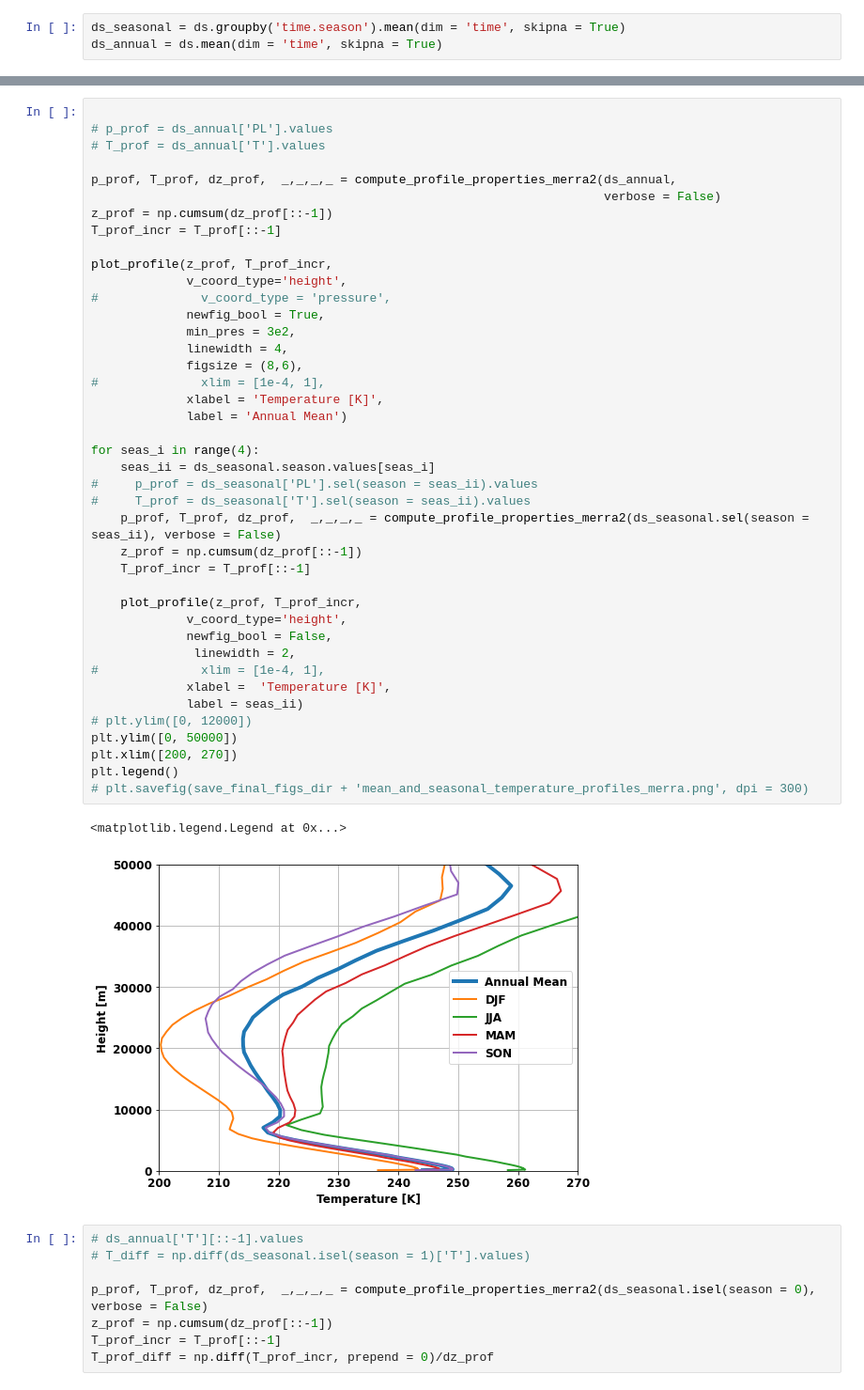
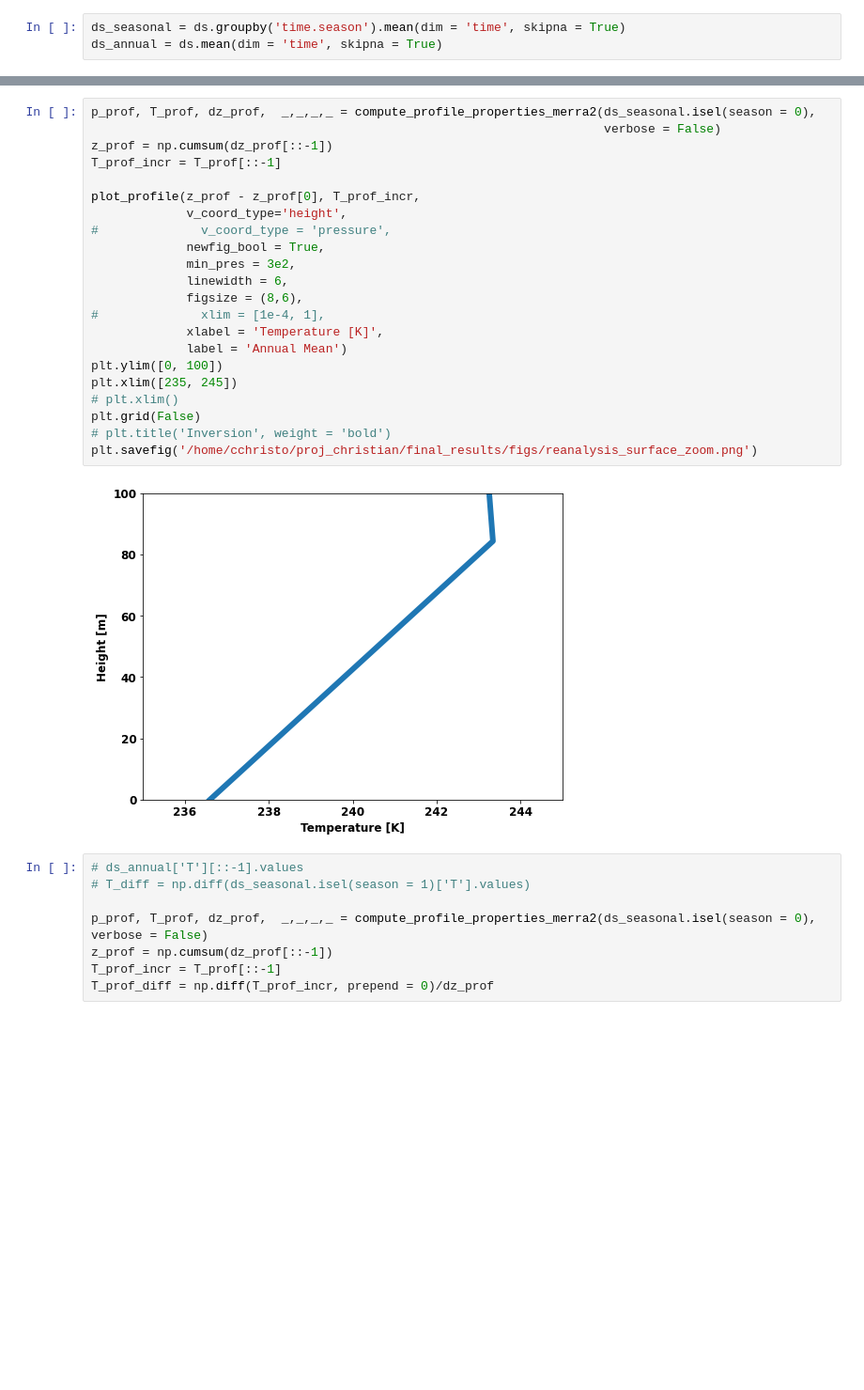
Before and after one commit to costachris/arctic_surface_forcing, a Jupyter notebook: rad_transfer_python/profile_analysis.ipynb, the cells around one changed output, grey strips where cells are left out. Shown: that part at 94% size. Saved outputs shown, nothing was run; the diff lists cells and outputs as text; blank space fills up the shorter version.

```diff
--- a/rad_transfer_python/profile_analysis.ipynb
+++ b/rad_transfer_python/profile_analysis.ipynb
@@ -45,47 +193,27 @@ ds.isel(time = 0)['T'].plot()
 # %%
-
-# p_prof = ds_annual['PL'].values
-# T_prof = ds_annual['T'].values
-
-p_prof, T_prof, dz_prof,  _,_,_,_ = compute_profile_properties_merra2(ds_annual,
+p_prof, T_prof, dz_prof,  _,_,_,_ = compute_profile_properties_merra2(ds_seasonal.isel(season = 0),
                                                                       verbose = False)
 z_prof = np.cumsum(dz_prof[::-1])
 T_prof_incr = T_prof[::-1]
 
-plot_profile(z_prof, T_prof_incr,
+plot_profile(z_prof - z_prof[0], T_prof_incr,
              v_coord_type='height',
 #              v_coord_type = 'pressure',
              newfig_bool = True,
              min_pres = 3e2,
-             linewidth = 4,
+             linewidth = 6,
              figsize = (8,6),
 #              xlim = [1e-4, 1],
              xlabel = 'Temperature [K]',
              label = 'Annual Mean')
-
-for seas_i in range(4):
-    seas_ii = ds_seasonal.season.values[seas_i]
-#     p_prof = ds_seasonal['PL'].sel(season = seas_ii).values
-#     T_prof = ds_seasonal['T'].sel(season = seas_ii).values
-    p_prof, T_prof, dz_prof,  _,_,_,_ = compute_profile_properties_merra2(ds_seasonal.sel(season = seas_ii), verbose = False)
-    z_prof = np.cumsum(dz_prof[::-1])
-    T_prof_incr = T_prof[::-1]
-
-    plot_profile(z_prof, T_prof_incr,
-             v_coord_type='height',
-             newfig_bool = False,
-              linewidth = 2,
-#              xlim = [1e-4, 1],
-             xlabel =  'Temperature [K]',
-             label = seas_ii)
-# plt.ylim([0, 12000])
-plt.ylim([0, 50000])
-plt.xlim([200, 270])
-plt.legend()
-# plt.savefig(save_final_figs_dir + 'mean_and_seasonal_temperature_profiles_merra.png', dpi = 300)
+plt.ylim([0, 100])
+plt.xlim([235, 245])
+# plt.xlim()
+plt.grid(False)
+# plt.title('Inversion', weight = 'bold')
+plt.savefig('/home/cchristo/proj_christian/final_results/figs/reanalysis_surface_zoom.png')
 # %% [output]
-<matplotlib.legend.Legend at 0x...>
-[figure, old version]
+[figure, new version]
 # %%
 # ds_annual['T'][::-1].values
 # T_diff = np.diff(ds_seasonal.isel(season = 1)['T'].values)
```
Also changed, not shown: parts of 17 cells of this notebook, 8 other files.
